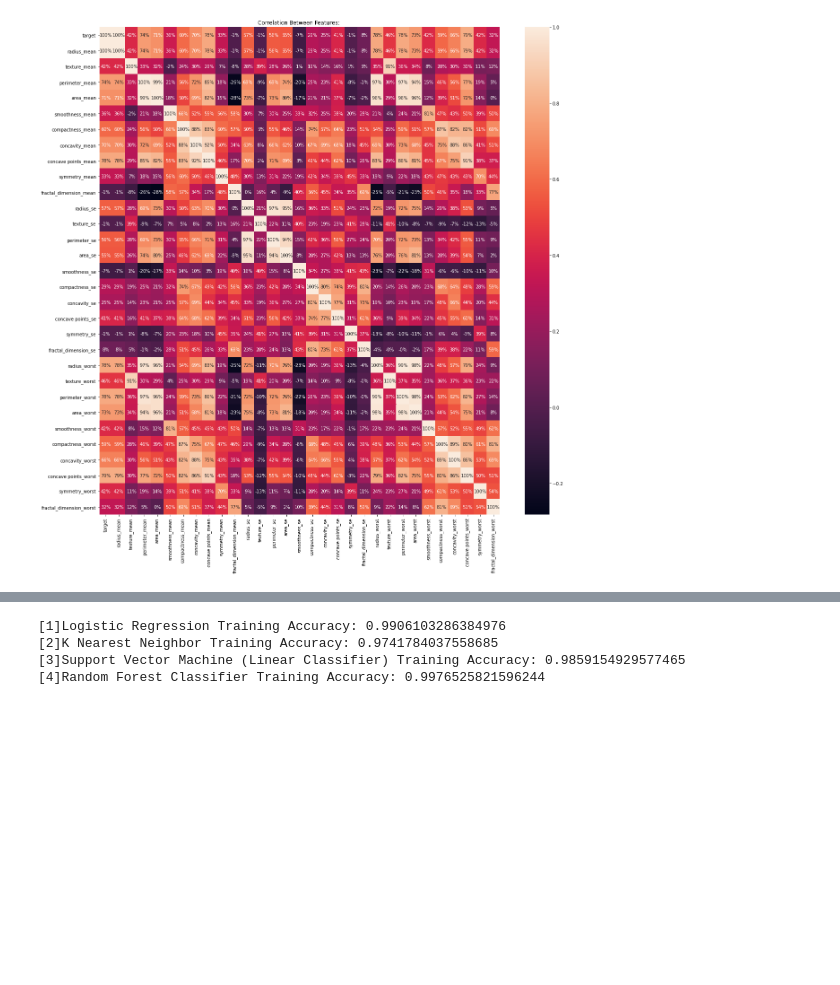
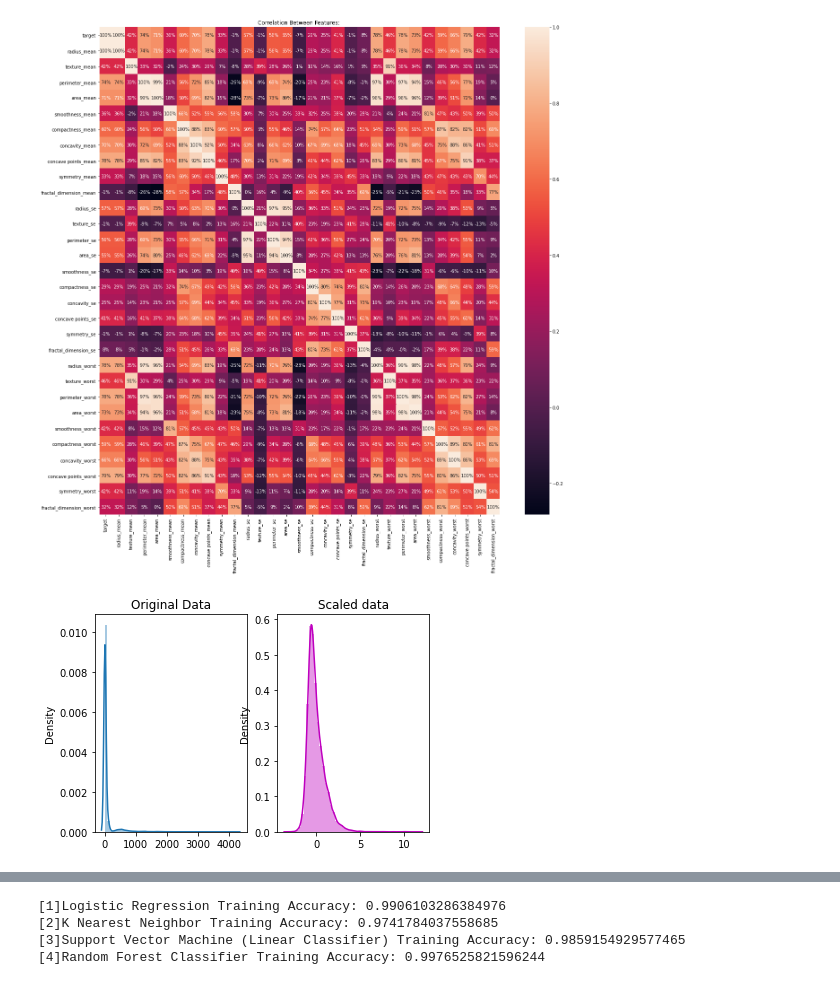
Before and after one commit to busrasari/Breast-Cancer-Detection-using-ML, a Jupyter notebook: Breast_Cancer.ipynb, the cells around one changed output, grey strips where cells are left out. Saved outputs shown, nothing was run; the diff lists cells and outputs as text; code cells hidden in the pictures; blank space fills up the shorter version.

```diff
--- a/Breast_Cancer.ipynb
+++ b/Breast_Cancer.ipynb
@@ -150,5 +150,15 @@ X_train, X_test, Y_train, Y_test = train_test_split(X, Y, test_size = 0.25, rand
 # %%
 #Feature Scaling
 sc = StandardScaler()
-X_train = sc.fit_transform(X_train)
-X_test = sc.transform(X_test)
+X_train_sc = sc.fit_transform(X_train)
+X_test_sc = sc.transform(X_test)
+# %%
+# plot both together to compare
+fig, ax=plt.subplots(1,2)
+sns.distplot(X_train, ax=ax[0])
+ax[0].set_title("Original Data")
+sns.distplot(X_train_sc, ax=ax[1], color='m')
+ax[1].set_title("Scaled data")
+plt.show()
+# %% [output]
+[figure, added]
```
Also changed, not shown: parts of 1 cell of this notebook.
